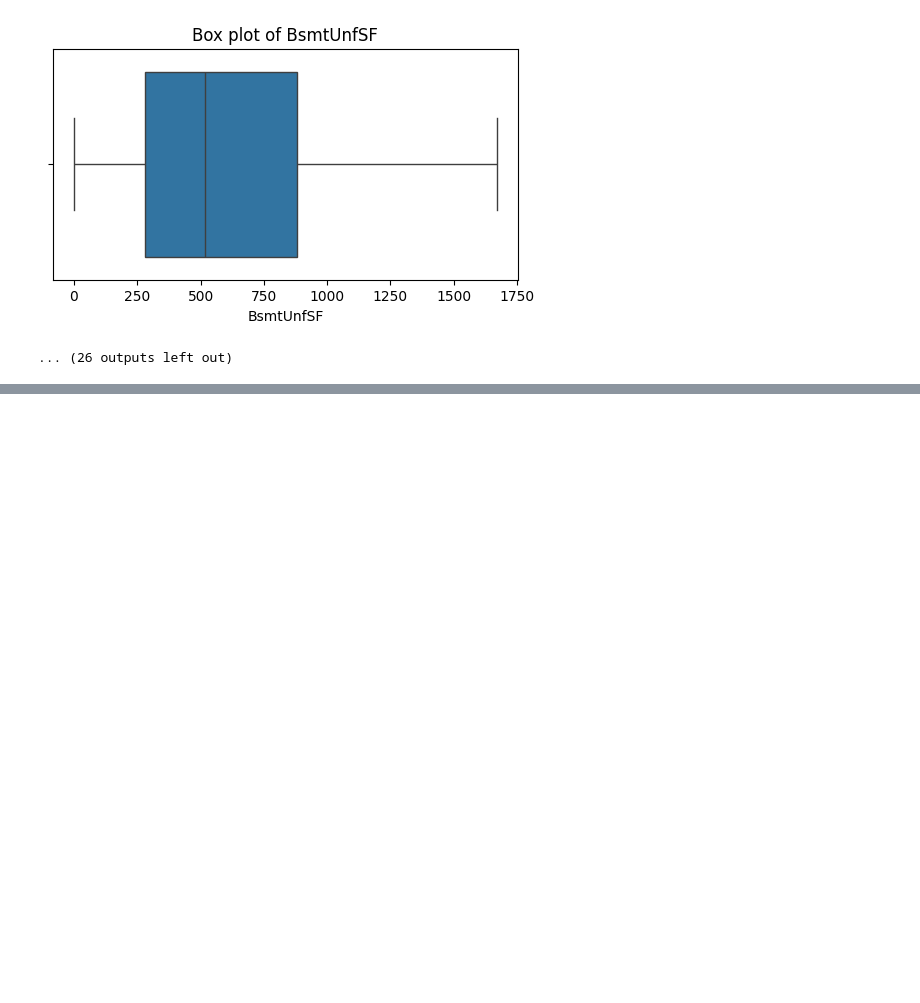
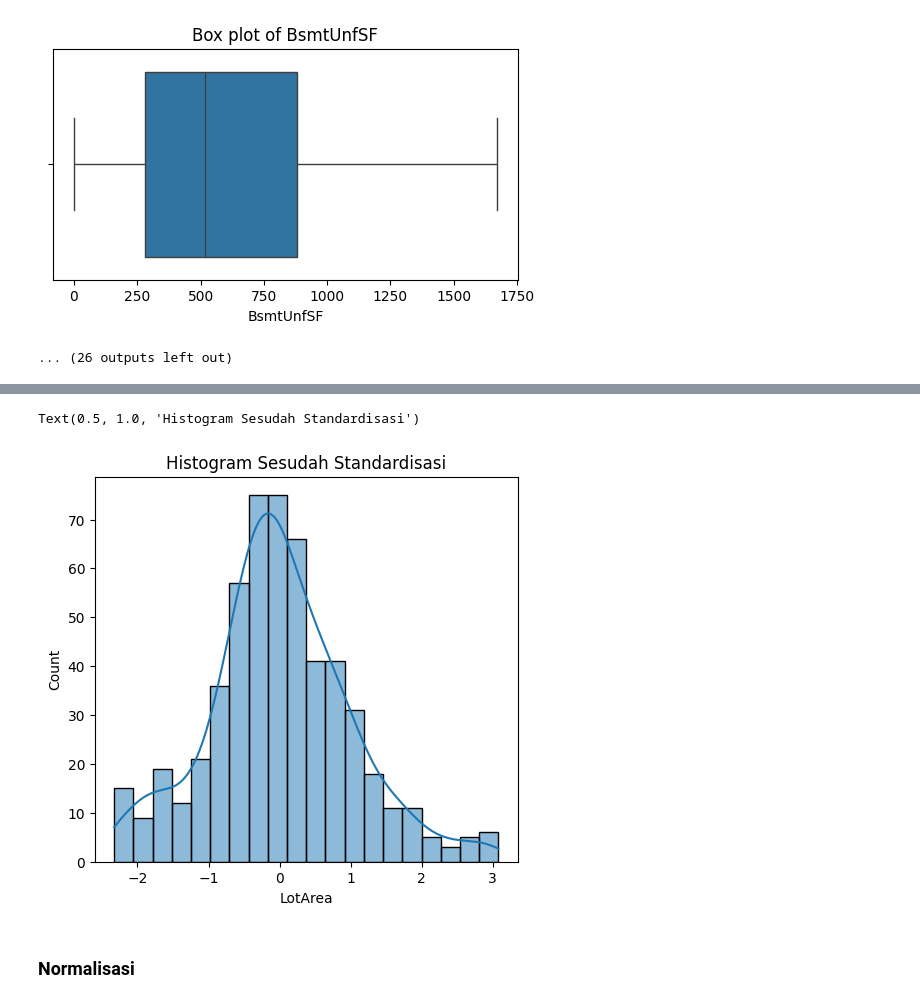
Before and after one commit to mhmmdridlo/dicoding-machine-learning, a Jupyter notebook: notebook.ipynb, the cells around one changed output, grey strips where cells are left out. Drawn from its saved outputs; the diff is of its cells as text; code cells hidden in the pictures; blank space fills up the shorter version.

```diff
--- a/notebook.ipynb
+++ b/notebook.ipynb
@@ -238,0 +258,11 @@ for feature in numeric_features:
+# %%
+# melihat histogram sebelum standardisasi
+plt.figure(figsize=(12, 5))
+plt.subplot(1, 2, 2)
+sns.histplot(df[numeric_features[3]], kde=True)
+plt.title("Histogram Sesudah Standardisasi")
+# %% [output]
+Text(0.5, 1.0, 'Histogram Sesudah Standardisasi')
+[figure, added]
+# %% [markdown]
+### Normalisasi
```
Also changed, not shown: parts of 5 cells of this notebook.
